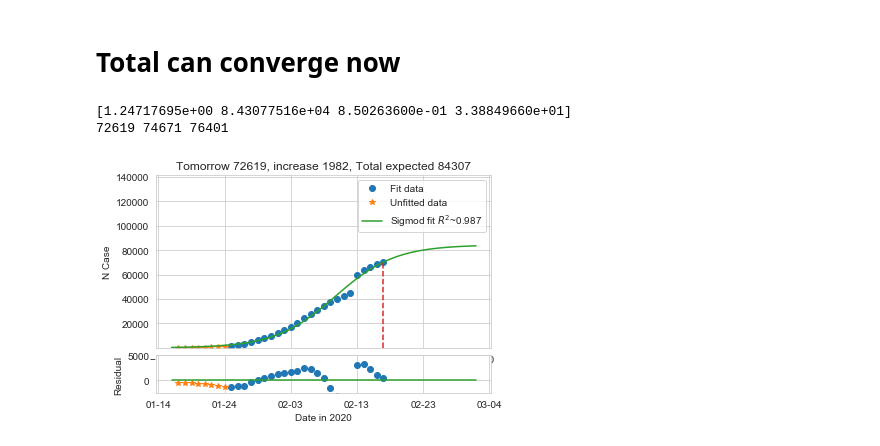
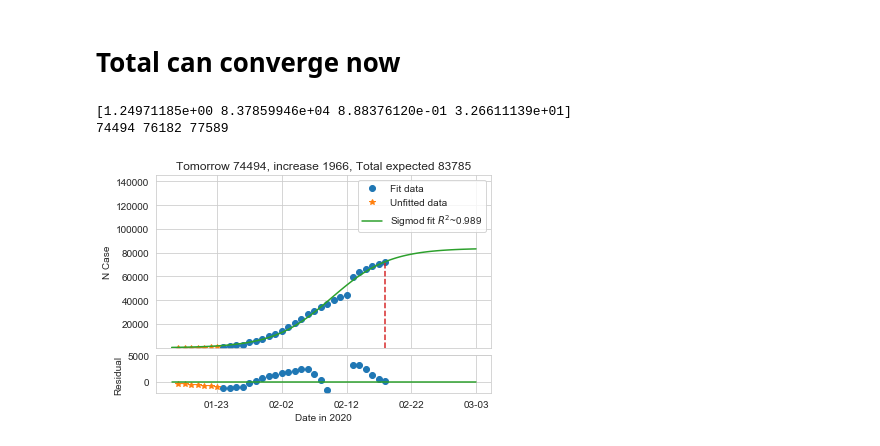
Before and after one commit to tongbaojia/vr_2020, a Jupyter notebook: Virus.ipynb, the cells around one changed output. Cells and saved outputs as stored; diff of their text form; code cells hidden in the pictures.

```diff
--- a/Virus.ipynb
+++ b/Virus.ipynb
@@ -39,10 +39,11 @@ c = [
     4040,
     2644,
     2018,
-    2053
+    2051,
+    1893
 ]
 # %%
-tmr_date = "2_17_2020"
+tmr_date = "2_18_2020"
 # %% [markdown]
 # Standard Imports
 # %%
@@ -164,7 +165,7 @@ def sigmoid(x, a, n, b, c):
 
 def prediction(my_func, name="sigmoid"):
     # initial guess for curve fit coefficients
-    starting_index = 8
+    starting_index = 7
     x_prev_data = np.arange(-starting_index + 1, 1)
     y_prev_data = np.array(total[:starting_index])
     xdata = np.arange(1, len(total[starting_index:])+1)
@@ -204,33 +205,33 @@ def prediction(my_func, name="sigmoid"):
     ax1.set_ylim(1, total[-1] * 2)
     ax1.legend(loc='best')
     # ax1.set_xticks([])
     # ax1.set_xlabel('Date')
     ax1.set_ylabel('N Case')
 
     residuals = ydata - my_func(xdata, *popt)
     prev_residuals = y_prev_data - my_func(x_prev_data, *popt)
     ax2.plot(xdata, residuals, 'o', label='residuals')
     ax2.plot(x_prev_data, prev_residuals, '*', label='prev residuals')
     ax2.plot(x, np.zeros(len(x)))
     ax2.set_ylim(min(prev_residuals) * 2, 5000)
     ax2.set_xlabel('Date in 2020')
     ax2.set_ylabel('Residual')
     x_ticks = ax2.get_xticks()
     # print(x_ticks)
     current_day = len(total) - starting_index
     # correct time difference
     current_date = date.today() + timedelta(days=1)
     date_ticks = []
     for x_tick in x_ticks:
         date_ticks.append(current_date + timedelta(days=x_tick - current_day))
     date_ticks = [i.strftime('%m-%d') for i in date_ticks]
     # print(date_ticks)
     ax2.set_xticklabels(date_ticks)
     plt.savefig('Plots/{}_{}.png'.format(tmr_date, name), dpi=300)
     plt.show()
 
 prediction(sigmoid, "sigmoid")
 # %% [output]
-[1.24717695e+00 8.43077516e+04 8.50263600e-01 3.38849660e+01]
-72619 74671 76401
+[1.24971185e+00 8.37859946e+04 8.88376120e-01 3.26611139e+01]
+74494 76182 77589
-[figure, old version]
+[figure, new version]
```
Also changed, not shown: parts of 2 cells of this notebook, 3 other files.
